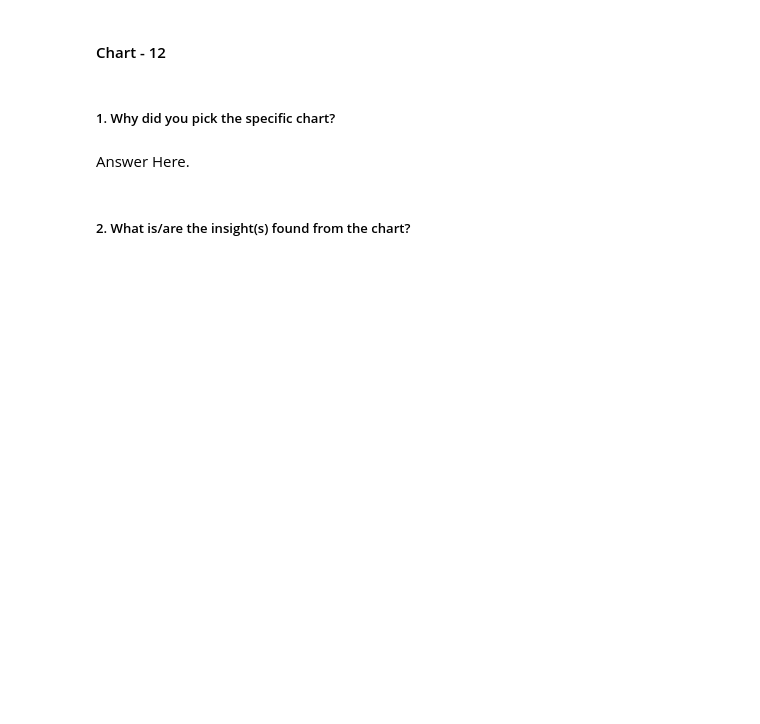
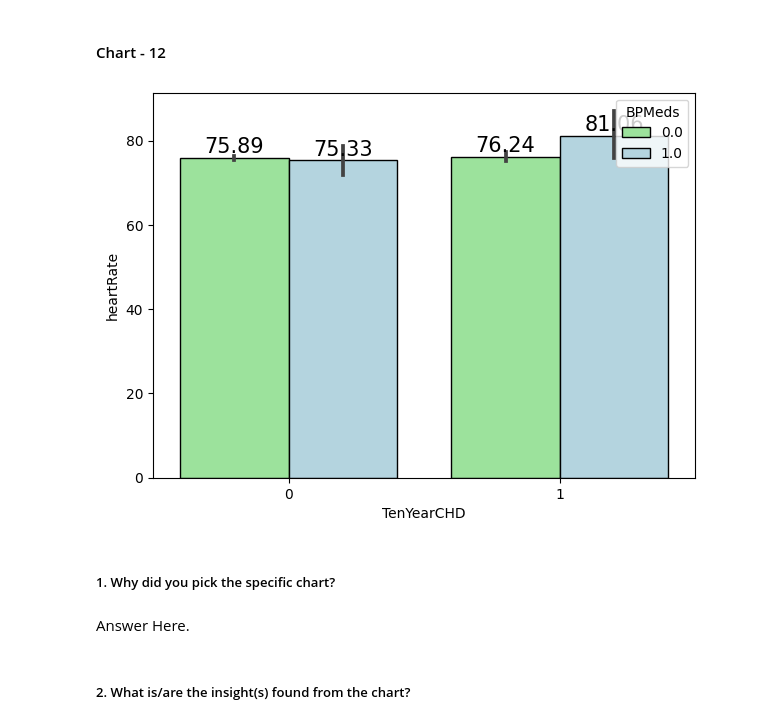
Before and after one commit to DevanshA2511/Devanshs_Cardiovascular_Risk_Prediction, a Jupyter notebook: Devansh's_Cardiovascular_Risk_Prediction_ML_Project.ipynb, the cells around one changed output. Saved outputs shown, nothing was run; the diff lists cells and outputs as text; code cells hidden in the pictures; blank space fills up the shorter version.

```diff
--- a/Devansh's_Cardiovascular_Risk_Prediction_ML_Project.ipynb
+++ b/Devansh's_Cardiovascular_Risk_Prediction_ML_Project.ipynb
@@ -715,3 +770,23 @@ Answer Here
+# %%
+# Chart - 12 visualization code
+
+plt.figure(figsize=(7, 5))
+# Creating a barplot to visualize the relationship between 'TenYearCHD', 'heartRate', and 'BPMeds'
+# Colors are assigned to 'BPMeds' categories: 'lightgreen' for those not taking medication and 'lightblue' for those taking medication
+plots = sns.barplot(x=df['TenYearCHD'], y=df['heartRate'], hue=df['BPMeds'], edgecolor='black', palette=["lightgreen", "lightblue"])
+
+# Annotate the bars with their exact values
+for bar in plots.patches:
+    plots.annotate(format(bar.get_height(), '.2f'),
+                   (bar.get_x() + bar.get_width() / 2,
+                    bar.get_height()), ha='center', va='center',
+                   size=15, xytext=(0, 8),
+                   textcoords='offset points')
+
+# Displaying the plot
+plt.show()
+# %% [output]
+[figure, added]
 # %% [markdown]
 ##### 1. Why did you pick the specific chart?
 # %% [markdown]
```
Also changed, not shown: parts of 34 cells of this notebook.
